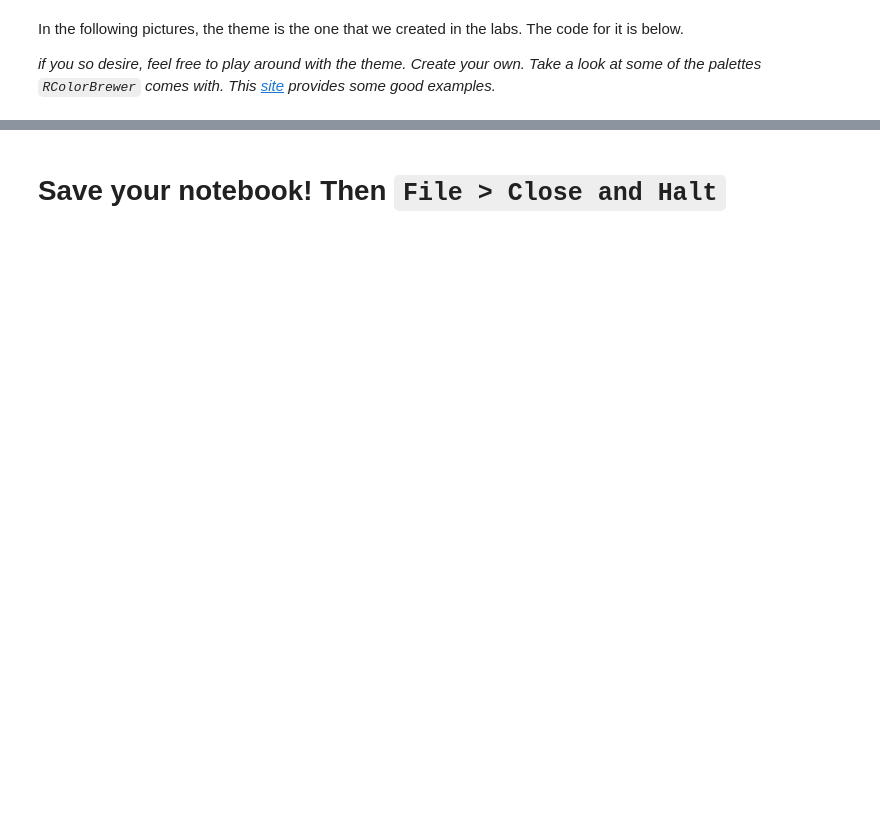
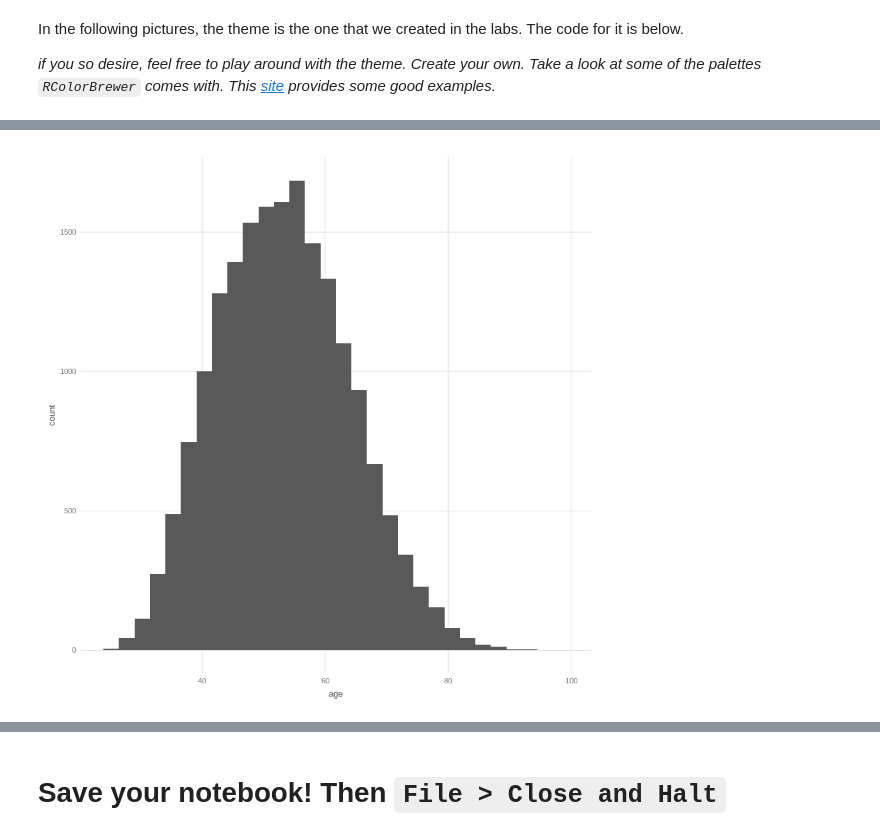
Before and after one commit to may96cc/f21dsa7010, a Jupyter notebook: modules/module5/exercises/plotting_exercises_r.ipynb, the cells around one changed output, grey strips where cells are left out. Drawn from its saved outputs; the diff is of its cells as text; code cells hidden in the pictures; blank space fills up the shorter version.

```diff
--- a/modules/module5/exercises/plotting_exercises_r.ipynb
+++ b/modules/module5/exercises/plotting_exercises_r.ipynb
@@ -69,6 +88,9 @@ A histogram of the `age` of all congress members.
 # %%
 # Exercise 1 code goes here
 # *************************
+ggplot(data = frame, aes(x= age)) + geom_histogram(bins=30) + my_theme()
+# %% [output]
+[figure, added]
 # %% [markdown]
 **Exercise 2** (Challenge): Create the following graph:
 
```
Also changed, not shown: parts of 9 cells of this notebook.
